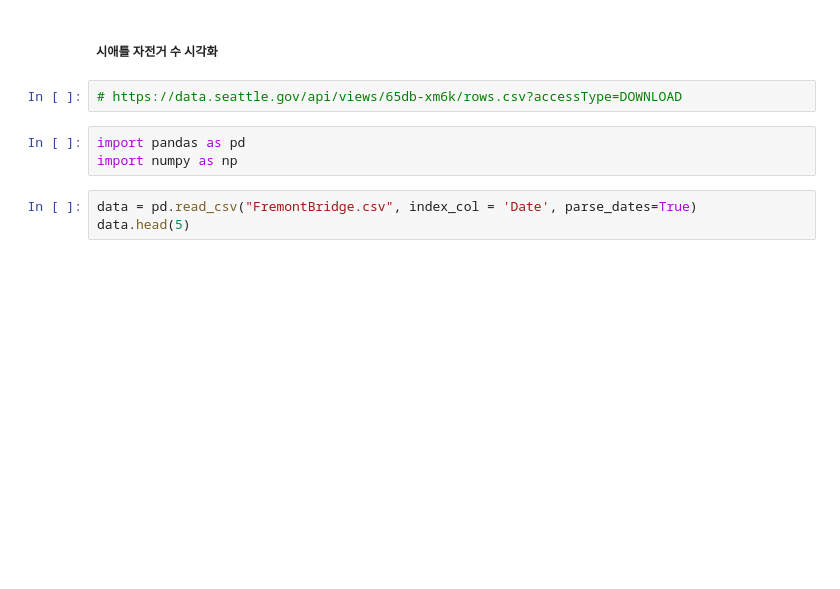
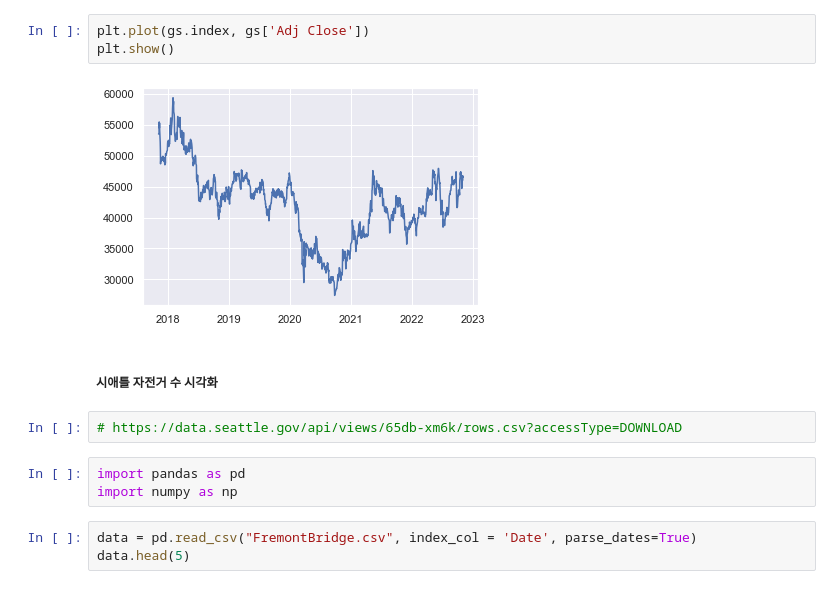
Before and after one commit to eeyeji/DeepLearning, a Jupyter notebook: 2일차/bicycle.ipynb, the cells around one changed output. Cells and saved outputs as stored; diff of their text form; blank space fills up the shorter version.

```diff
--- a/2일차/bicycle.ipynb
+++ b/2일차/bicycle.ipynb
@@ -1,3 +172,8 @@
+# %%
+plt.plot(gs.index, gs['Adj Close'])
+plt.show()
+# %% [output]
+[figure, added]
 # %% [markdown]
 ##### 시애틀 자전거 수 시각화
 # %%
```
Also changed, not shown: parts of 27 cells of this notebook.
